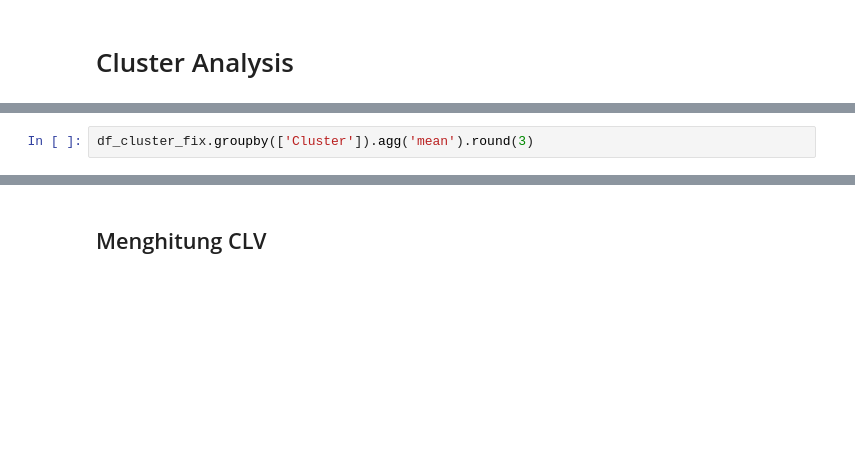
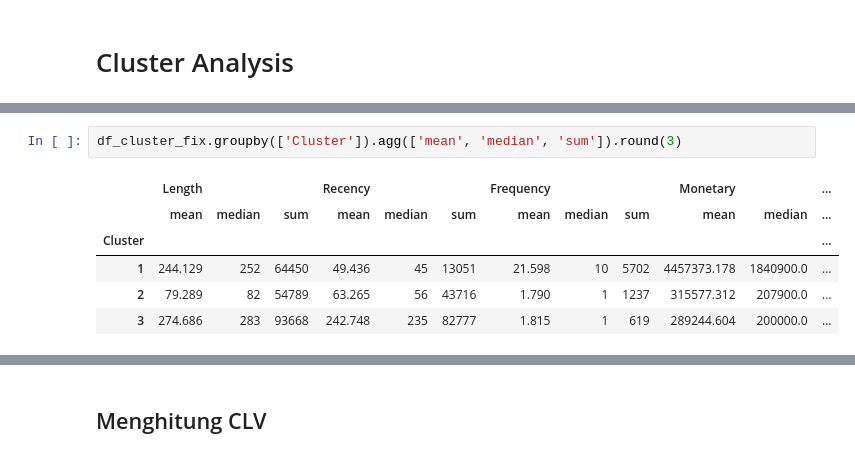
Before and after one commit to hammamnash/LRFM-Kmeans-Clustering, a Jupyter notebook: TA Hammam Clustering.ipynb, the cells around one changed output, grey strips where cells are left out. Drawn from its saved outputs; the diff is of its cells as text; blank space fills up the shorter version.

```diff
--- a/TA Hammam Clustering.ipynb
+++ b/TA Hammam Clustering.ipynb
@@ -795,5 +891,12 @@ cluster_char
 # %%
-df_cluster_fix.groupby(['Cluster']).agg('mean').round(3)
+df_cluster_fix.groupby(['Cluster']).agg(['mean', 'median', 'sum']).round(3)
+# %% [output]
+|  | Length |  |  | Recency |  |  | Frequency |  |  | Monetary |  | ... |
+|  | mean | median | sum | mean | median | sum | mean | median | sum | mean | median | ... |
+| Cluster |  |  |  |  |  |  |  |  |  |  |  | ... |
+| 1 | 244.129 | 252 | 64450 | 49.436 | 45 | 13051 | 21.598 | 10 | 5702 | 4457373.178 | 1840900.0 | ... |
+| 2 | 79.289 | 82 | 54789 | 63.265 | 56 | 43716 | 1.790 | 1 | 1237 | 315577.312 | 207900.0 | ... |
+| 3 | 274.686 | 283 | 93668 | 242.748 | 235 | 82777 | 1.815 | 1 | 619 | 289244.604 | 200000.0 | ... |
 # %%
 #mean from all dataframe
 df_lrfm_all.mean(axis=0).round(3)
```
Also changed, not shown: parts of 33 cells of this notebook, 44 other files.
